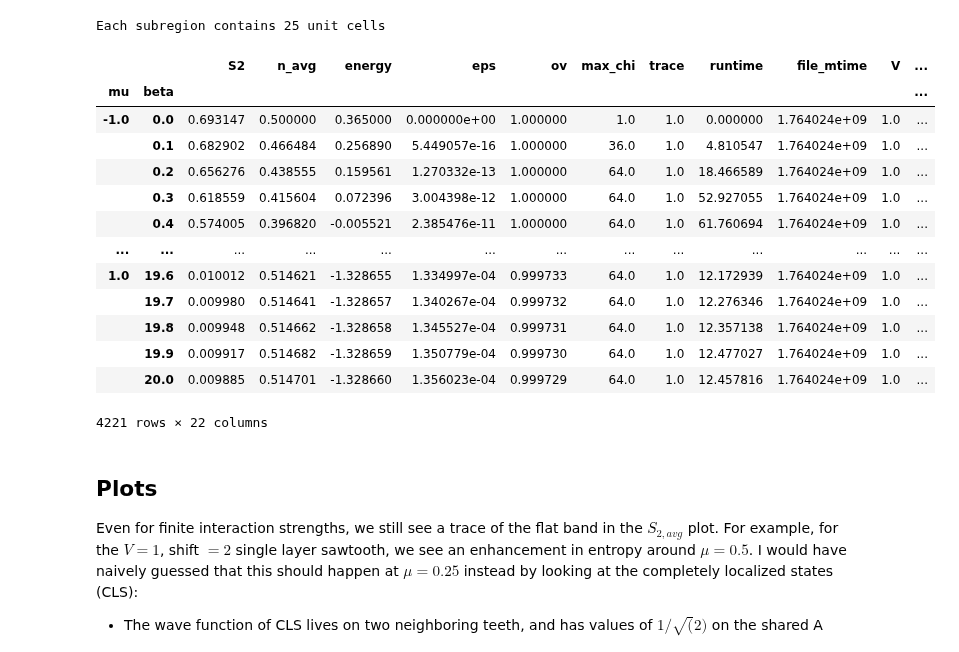
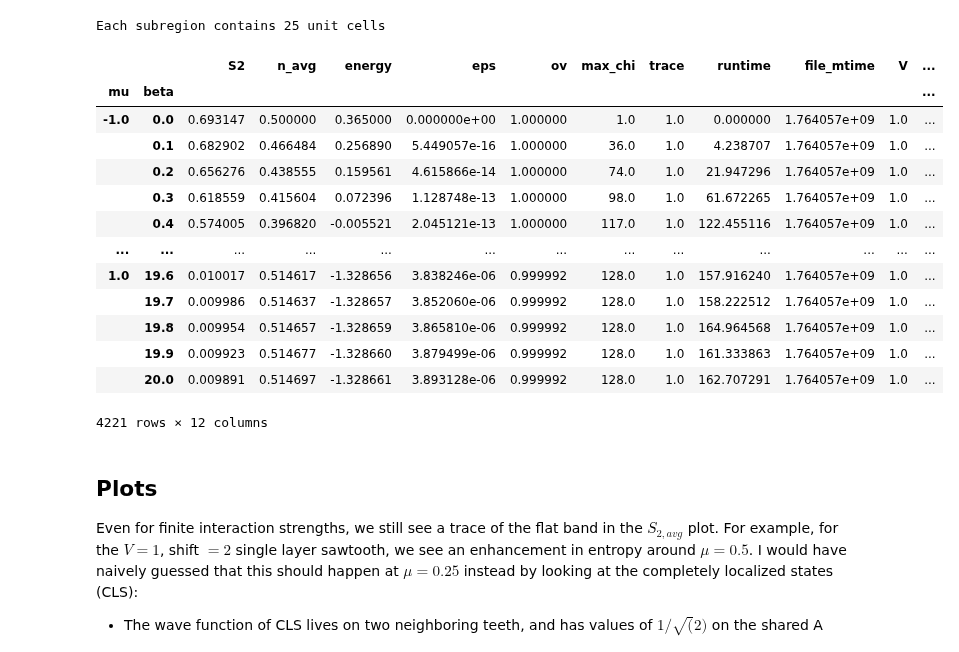
Before and after one commit to Shao-Wen-Chang/E9_constant, a Jupyter notebook: projects/flat_band_cooling/tenpy_results/eos_matcher.ipynb, the cells around one changed output. Drawn from its saved outputs; the diff is of its cells as text; code cells hidden in the pictures.

```diff
--- a/projects/flat_band_cooling/tenpy_results/eos_matcher.ipynb
+++ b/projects/flat_band_cooling/tenpy_results/eos_matcher.ipynb
@@ -109,26 +133,26 @@ print(f"Each subregion contains {L_subregion} unit cells")
 Each subregion contains 25 unit cells
 # %%
 df_all_data = pd.DataFrame.from_records(records_EoS)
-df_filtered = df_all_data.query(f"(V == {V_model}) & (shift == {shift_model}) & (L == {L_subregion})")
+df_filtered = df_all_data.query(f"(V == {V_model}) & (shift == {shift_model})")
 idx_list = ["mu", "beta"]
 df_filtered = df_filtered.set_index(idx_list).sort_index()
 
 df_filtered
 # %% [output]
 |  |  | S2 | n_avg | energy | eps | ov | max_chi | trace | runtime | file_mtime | V | ... |
 | mu | beta |  |  |  |  |  |  |  |  |  |  | ... |
-| -1.0 | 0.0 | 0.693147 | 0.500000 | 0.365000 | 0.000000e+00 | 1.000000 | 1.0 | 1.0 | 0.000000 | 1.764024e+09 | 1.0 | ... |
-|  | 0.1 | 0.682902 | 0.466484 | 0.256890 | 5.449057e-16 | 1.000000 | 36.0 | 1.0 | 4.810547 | 1.764024e+09 | 1.0 | ... |
-|  | 0.2 | 0.656276 | 0.438555 | 0.159561 | 1.270332e-13 | 1.000000 | 64.0 | 1.0 | 18.466589 | 1.764024e+09 | 1.0 | ... |
-|  | 0.3 | 0.618559 | 0.415604 | 0.072396 | 3.004398e-12 | 1.000000 | 64.0 | 1.0 | 52.927055 | 1.764024e+09 | 1.0 | ... |
-|  | 0.4 | 0.574005 | 0.396820 | -0.005521 | 2.385476e-11 | 1.000000 | 64.0 | 1.0 | 61.760694 | 1.764024e+09 | 1.0 | ... |
+| -1.0 | 0.0 | 0.693147 | 0.500000 | 0.365000 | 0.000000e+00 | 1.000000 | 1.0 | 1.0 | 0.000000 | 1.764057e+09 | 1.0 | ... |
+|  | 0.1 | 0.682902 | 0.466484 | 0.256890 | 5.449057e-16 | 1.000000 | 36.0 | 1.0 | 4.238707 | 1.764057e+09 | 1.0 | ... |
+|  | 0.2 | 0.656276 | 0.438555 | 0.159561 | 4.615866e-14 | 1.000000 | 74.0 | 1.0 | 21.947296 | 1.764057e+09 | 1.0 | ... |
+|  | 0.3 | 0.618559 | 0.415604 | 0.072396 | 1.128748e-13 | 1.000000 | 98.0 | 1.0 | 61.672265 | 1.764057e+09 | 1.0 | ... |
+|  | 0.4 | 0.574005 | 0.396820 | -0.005521 | 2.045121e-13 | 1.000000 | 117.0 | 1.0 | 122.455116 | 1.764057e+09 | 1.0 | ... |
 | ... | ... | ... | ... | ... | ... | ... | ... | ... | ... | ... | ... | ... |
-| 1.0 | 19.6 | 0.010012 | 0.514621 | -1.328655 | 1.334997e-04 | 0.999733 | 64.0 | 1.0 | 12.172939 | 1.764024e+09 | 1.0 | ... |
-|  | 19.7 | 0.009980 | 0.514641 | -1.328657 | 1.340267e-04 | 0.999732 | 64.0 | 1.0 | 12.276346 | 1.764024e+09 | 1.0 | ... |
-|  | 19.8 | 0.009948 | 0.514662 | -1.328658 | 1.345527e-04 | 0.999731 | 64.0 | 1.0 | 12.357138 | 1.764024e+09 | 1.0 | ... |
-|  | 19.9 | 0.009917 | 0.514682 | -1.328659 | 1.350779e-04 | 0.999730 | 64.0 | 1.0 | 12.477027 | 1.764024e+09 | 1.0 | ... |
-|  | 20.0 | 0.009885 | 0.514701 | -1.328660 | 1.356023e-04 | 0.999729 | 64.0 | 1.0 | 12.457816 | 1.764024e+09 | 1.0 | ... |
+| 1.0 | 19.6 | 0.010017 | 0.514617 | -1.328656 | 3.838246e-06 | 0.999992 | 128.0 | 1.0 | 157.916240 | 1.764057e+09 | 1.0 | ... |
+|  | 19.7 | 0.009986 | 0.514637 | -1.328657 | 3.852060e-06 | 0.999992 | 128.0 | 1.0 | 158.222512 | 1.764057e+09 | 1.0 | ... |
+|  | 19.8 | 0.009954 | 0.514657 | -1.328659 | 3.865810e-06 | 0.999992 | 128.0 | 1.0 | 164.964568 | 1.764057e+09 | 1.0 | ... |
+|  | 19.9 | 0.009923 | 0.514677 | -1.328660 | 3.879499e-06 | 0.999992 | 128.0 | 1.0 | 161.333863 | 1.764057e+09 | 1.0 | ... |
+|  | 20.0 | 0.009891 | 0.514697 | -1.328661 | 3.893128e-06 | 0.999992 | 128.0 | 1.0 | 162.707291 | 1.764057e+09 | 1.0 | ... |
-4221 rows × 22 columns
+4221 rows × 12 columns
 # %% [markdown]
 ## Plots
 Even for finite interaction strengths, we still see a trace of the flat band in the $S_{2, avg}$ plot. For example, for the $V = 1$, shift $= 2$ single layer sawtooth, we see an enhancement in entropy around $\mu = 0.5$. I would have naively guessed that this should happen at $\mu = 0.25$ instead by looking at the completely localized states (CLS):
```
Also changed, not shown: parts of 29 cells of this notebook, 15 other files.
